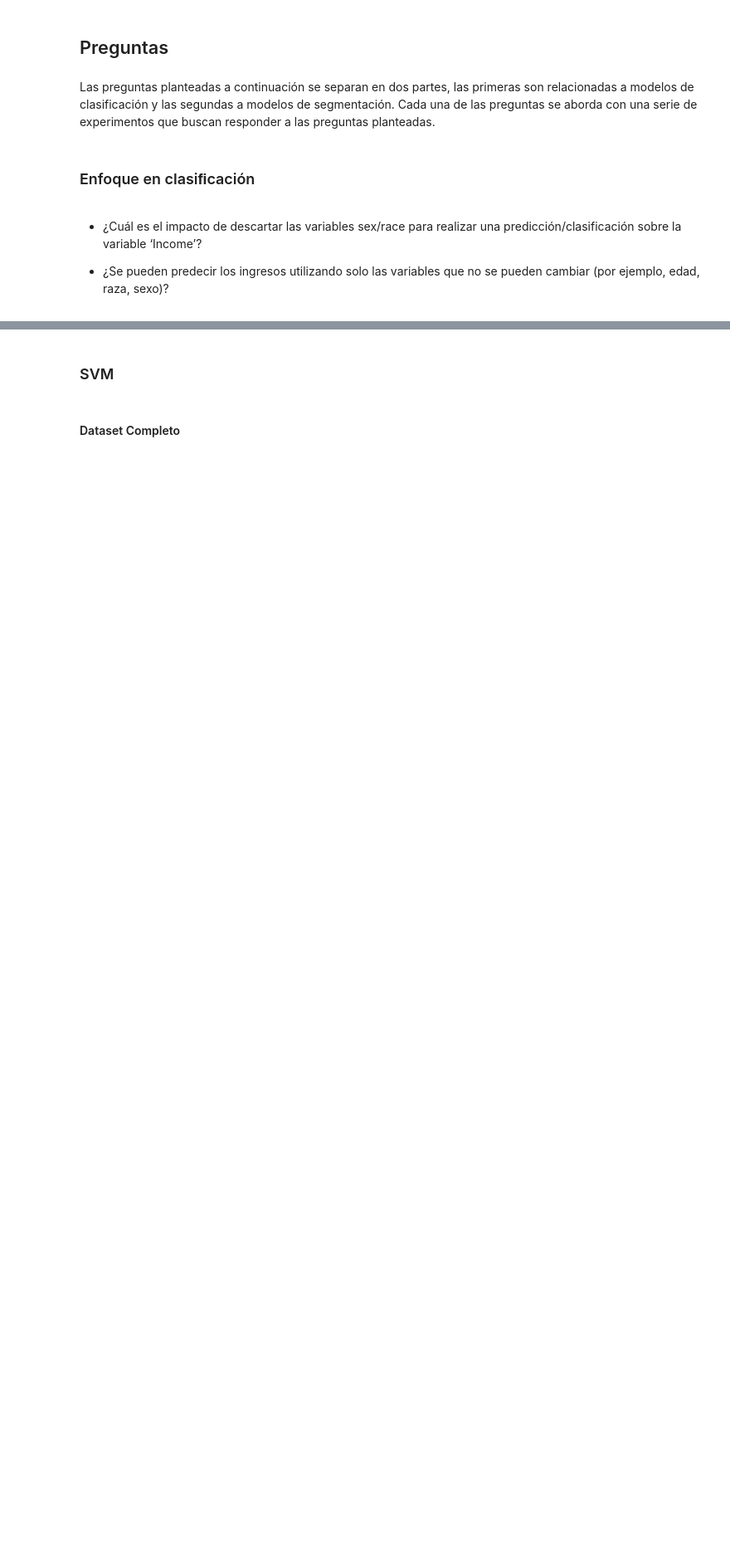
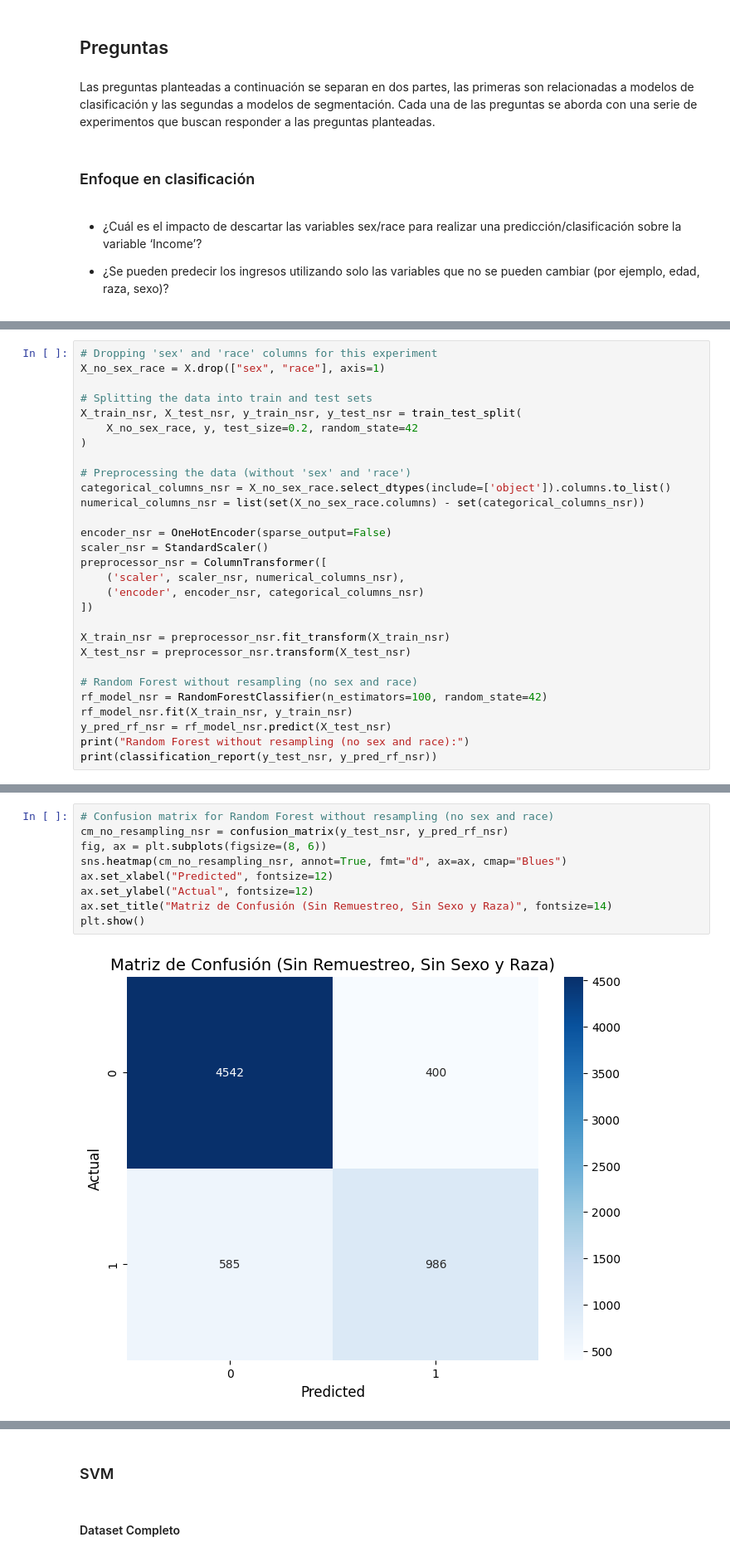
Before and after one commit to BnjmnNicholas/Proyecto_mineria_cc5205, a Jupyter notebook: Reporte_Hito_3.ipynb, the cells around one changed output, grey strips where cells are left out. Shown at 83% size. Saved outputs shown, nothing was run; the diff lists cells and outputs as text; blank space fills up the shorter version.

```diff
--- a/Reporte_Hito_3.ipynb
+++ b/Reporte_Hito_3.ipynb
@@ -572,0 +694,29 @@ Las preguntas planteadas a continuación se separan en dos partes, las primeras
+# %%
+# Dropping 'sex' and 'race' columns for this experiment
+X_no_sex_race = X.drop(["sex", "race"], axis=1)
+
+# Splitting the data into train and test sets
+X_train_nsr, X_test_nsr, y_train_nsr, y_test_nsr = train_test_split(
+    X_no_sex_race, y, test_size=0.2, random_state=42
+)
+
+# Preprocessing the data (without 'sex' and 'race')
+categorical_columns_nsr = X_no_sex_race.select_dtypes(include=['object']).columns.to_list()
+numerical_columns_nsr = list(set(X_no_sex_race.columns) - set(categorical_columns_nsr))
+
+encoder_nsr = OneHotEncoder(sparse_output=False)
+scaler_nsr = StandardScaler()
+preprocessor_nsr = ColumnTransformer([
+    ('scaler', scaler_nsr, numerical_columns_nsr),
+    ('encoder', encoder_nsr, categorical_columns_nsr)
+])
+
+X_train_nsr = preprocessor_nsr.fit_transform(X_train_nsr)
+X_test_nsr = preprocessor_nsr.transform(X_test_nsr)
+
+# Random Forest without resampling (no sex and race)
+rf_model_nsr = RandomForestClassifier(n_estimators=100, random_state=42)
+rf_model_nsr.fit(X_train_nsr, y_train_nsr)
+y_pred_rf_nsr = rf_model_nsr.predict(X_test_nsr)
+print("Random Forest without resampling (no sex and race):")
+print(classification_report(y_test_nsr, y_pred_rf_nsr))
@@ -572,0 +771,11 @@ Las preguntas planteadas a continuación se separan en dos partes, las primeras
+# %%
+# Confusion matrix for Random Forest without resampling (no sex and race)
+cm_no_resampling_nsr = confusion_matrix(y_test_nsr, y_pred_rf_nsr)
+fig, ax = plt.subplots(figsize=(8, 6))
+sns.heatmap(cm_no_resampling_nsr, annot=True, fmt="d", ax=ax, cmap="Blues")
+ax.set_xlabel("Predicted", fontsize=12)
+ax.set_ylabel("Actual", fontsize=12)
+ax.set_title("Matriz de Confusión (Sin Remuestreo, Sin Sexo y Raza)", fontsize=14)
+plt.show()
+# %% [output]
+[figure, added]
```
Also changed, not shown: parts of 16 cells of this notebook.
